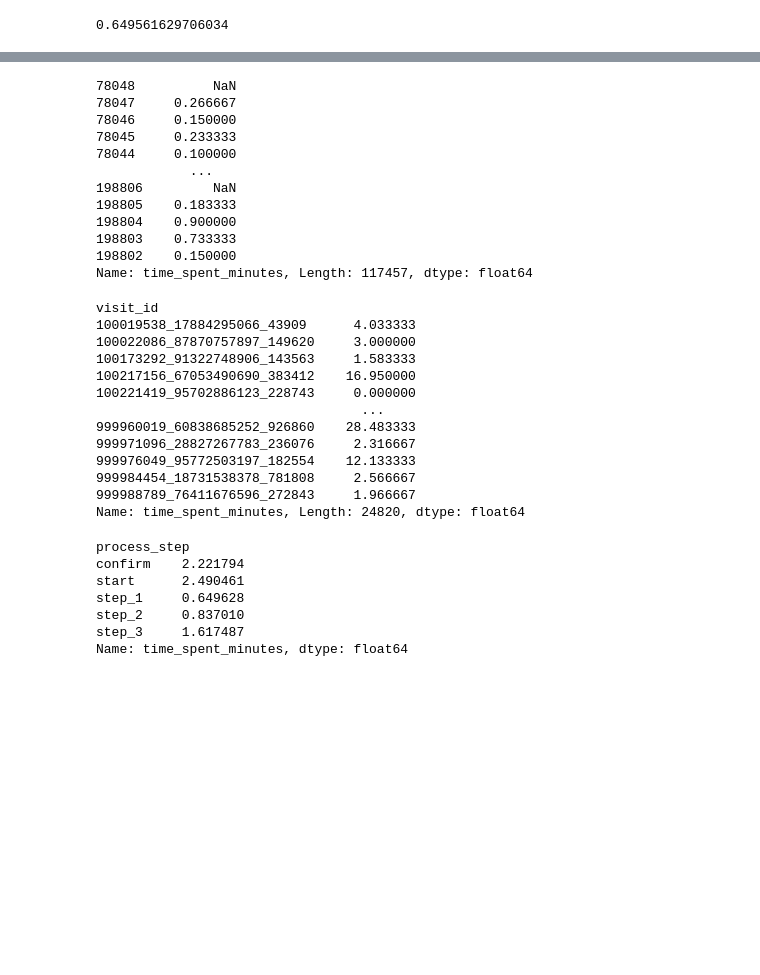
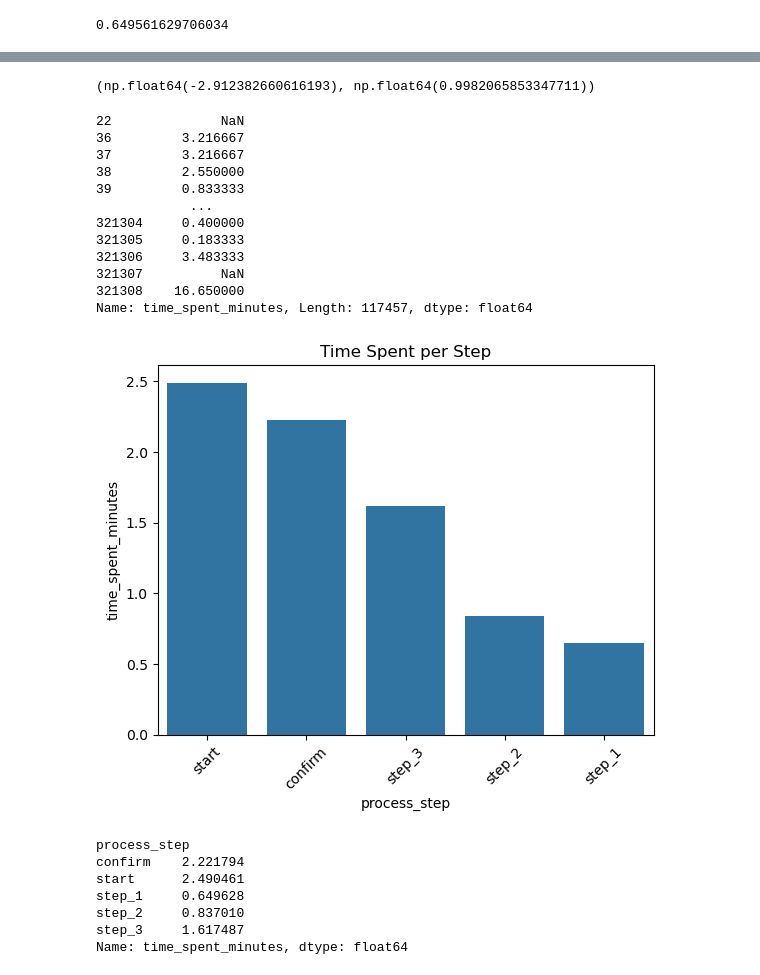
Before and after one commit to galihwasena007-cell/Week5-Project, a Jupyter notebook: project_file2.ipynb, the cells around one changed output, grey strips where cells are left out. Saved outputs shown, nothing was run; the diff lists cells and outputs as text; code cells hidden in the pictures; blank space fills up the shorter version.

```diff
--- a/project_file2.ipynb
+++ b/project_file2.ipynb
@@ -102,0 +194,4 @@ completion_rate
+# %%
+#person correlation
+test_table['step_code'] = test_table['process_step'].astype('category').cat.codes
+test_table['step_code'].corr(test_table['client_id'])
@@ -102,0 +221,10 @@ completion_rate
+# %%
+completed_t = (test_table['completed_flag'] == 'yes').sum()
+total_t = test_table['completed_flag'].count()
+
+completed_c = (control_table['completed_flag'] == 'yes').sum()
+total_c = control_table['completed_flag'].count()
+
+proportions_ztest([completed_t, completed_c], [total_t, total_c], alternative='larger')
+# %% [output]
+(np.float64(-2.912382660616193), np.float64(0.9982065853347711))
@@ -110,45 +240,35 @@ test_table['date_time'] = pd.to_datetime(test_table['date_time'], errors='coerce
 # Step 3: Sort and calculate time spent
 sorted_test = test_table.sort_values(by=['visit_id', 'date_time'])
 
-sorted_test['time_spent_minutes'] = (
+test_table['time_spent_minutes'] = (
     sorted_test.groupby('visit_id')['date_time']
     .diff()
     .abs()
     .dt.total_seconds() / 60
 )
 
-sorted_test['time_spent_minutes']
+test_table['time_spent_minutes']
 #diff() is difference between dates
 #abs() convert -ve to +ve
 #dt.total_seconds()/60 is to convert into minutes
 # %% [output]
-78048          NaN
-78047     0.266667
-78046     0.150000
-78045     0.233333
-78044     0.100000
+22              NaN
+36         3.216667
+37         3.216667
+38         2.550000
+39         0.833333
             ...
-198806         NaN
-198805    0.183333
-198804    0.900000
-198803    0.733333
-198802    0.150000
+321304     0.400000
+321305     0.183333
+321306     3.483333
+321307          NaN
+321308    16.650000
 Name: time_spent_minutes, Length: 117457, dtype: float64
-# %%
-sorted_test.groupby('visit_id')['time_spent_minutes'].sum()
-# Total Time per Visit
-# %% [output]
-visit_id
-100019538_17884295066_43909      4.033333
-100022086_87870757897_149620     3.000000
-100173292_91322748906_143563     1.583333
-100217156_67053490690_383412    16.950000
-100221419_95702886123_228743     0.000000
-                                  ...
-999960019_60838685252_926860    28.483333
-999971096_28827267783_236076     2.316667
-999976049_95772503197_182554    12.133333
-999984454_18731538378_781808     2.566667
-999988789_76411676596_272843     1.966667
-Name: time_spent_minutes, Length: 24820, dtype: float64
+# %%
+sns.barplot(x='process_step', y='time_spent_minutes', data=test_table,errorbar=None)
+plt.title("Time Spent per Step")
+plt.xticks(rotation=45)
+plt.show()
+# %% [output]
+[figure, added]
 # %%
```
Also changed, not shown: parts of 40 cells of this notebook, 4 other files.
